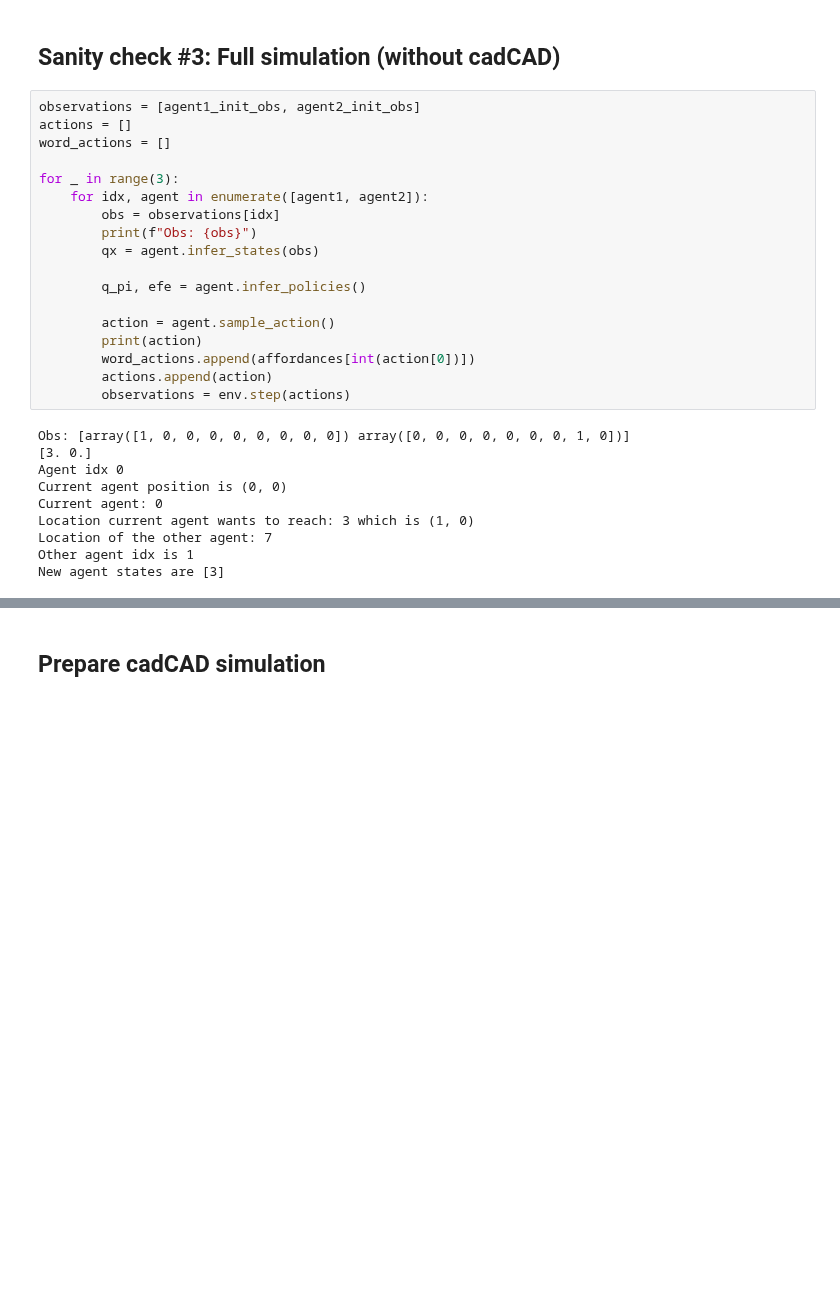
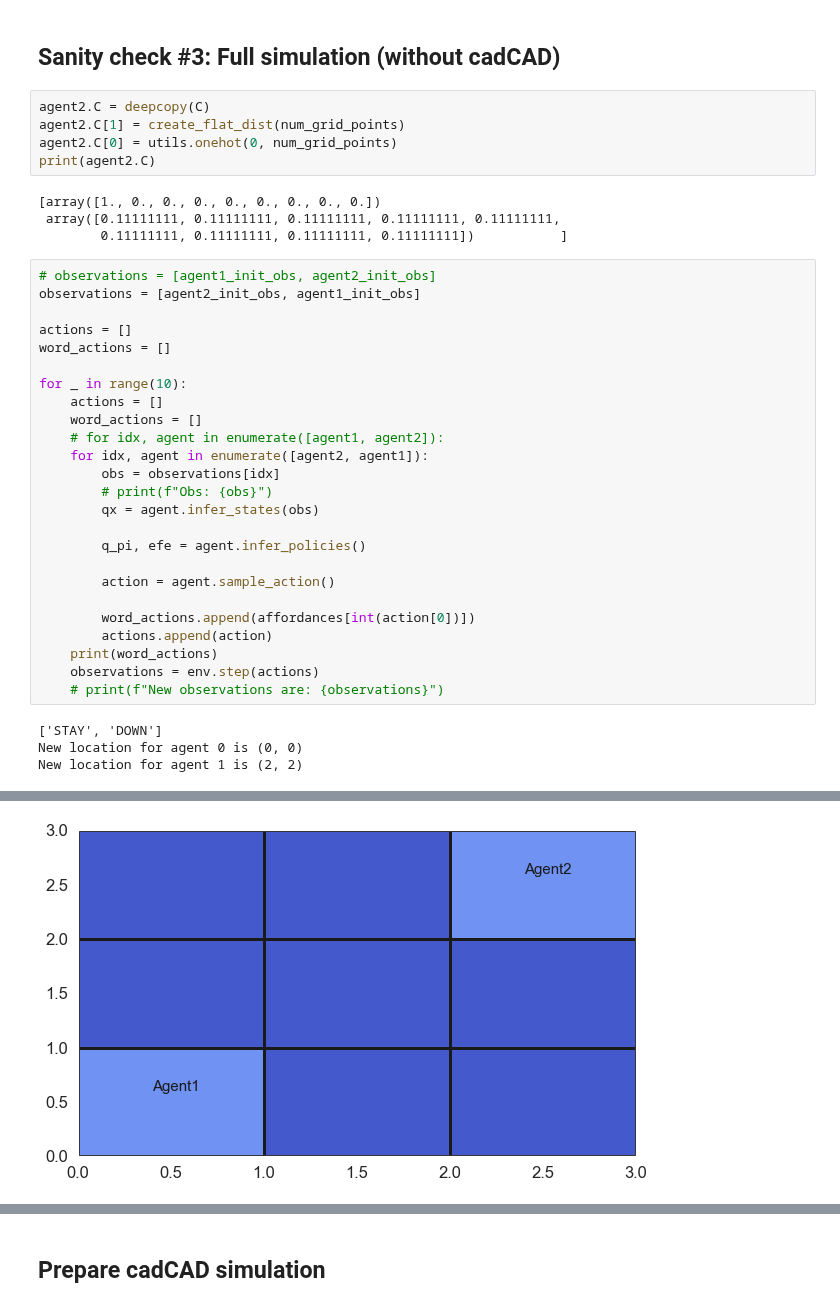
Before and after one commit to ActiveInferenceInstitute/ActiveBlockference, a Jupyter notebook: notebooks/simple_gridworld/two_multi_agent.ipynb, the cells around one changed output, grey strips where cells are left out. Saved outputs shown, nothing was run; the diff lists cells and outputs as text; blank space fills up the shorter version.

```diff
--- a/notebooks/simple_gridworld/two_multi_agent.ipynb
+++ b/notebooks/simple_gridworld/two_multi_agent.ipynb
@@ -459,30 +662,40 @@ print(new_obs[1])
 # %% [markdown]
 ## Sanity check #3: Full simulation (without cadCAD)
+# %%
+agent2.C = deepcopy(C)
+agent2.C[1] = create_flat_dist(num_grid_points)
+agent2.C[0] = utils.onehot(0, num_grid_points)
+print(agent2.C)
+# %% [output]
+[array([1., 0., 0., 0., 0., 0., 0., 0., 0.])
+ array([0.11111111, 0.11111111, 0.11111111, 0.11111111, 0.11111111,
+        0.11111111, 0.11111111, 0.11111111, 0.11111111])           ]
 # %%
-observations = [agent1_init_obs, agent2_init_obs]
+# observations = [agent1_init_obs, agent2_init_obs]
+observations = [agent2_init_obs, agent1_init_obs]
+
 actions = []
 word_actions = []
 
-for _ in range(3):
-    for idx, agent in enumerate([agent1, agent2]):
+for _ in range(10):
+    actions = []
+    word_actions = []
+    # for idx, agent in enumerate([agent1, agent2]):
+    for idx, agent in enumerate([agent2, agent1]):
         obs = observations[idx]
-        print(f"Obs: {obs}")
+        # print(f"Obs: {obs}")
         qx = agent.infer_states(obs)
 
         q_pi, efe = agent.infer_policies()
 
         action = agent.sample_action()
-        print(action)
+
         word_actions.append(affordances[int(action[0])])
         actions.append(action)
-        observations = env.step(actions)
+    print(word_actions)
+    observations = env.step(actions)
+    # print(f"New observations are: {observations}")
 # %% [output]
-Obs: [array([1, 0, 0, 0, 0, 0, 0, 0, 0]) array([0, 0, 0, 0, 0, 0, 0, 1, 0])]
-[3. 0.]
-Agent idx 0
-Current agent position is (0, 0)
-Current agent: 0
-Location current agent wants to reach: 3 which is (1, 0)
-Location of the other agent: 7
-Other agent idx is 1
-New agent states are [3]
+['STAY', 'DOWN']
+New location for agent 0 is (0, 0)
+New location for agent 1 is (2, 2)
@@ -489,0 +719 @@ IndexError: list index out of range
+[figure, added]
```
Also changed, not shown: parts of 19 cells of this notebook, 2 other files.
